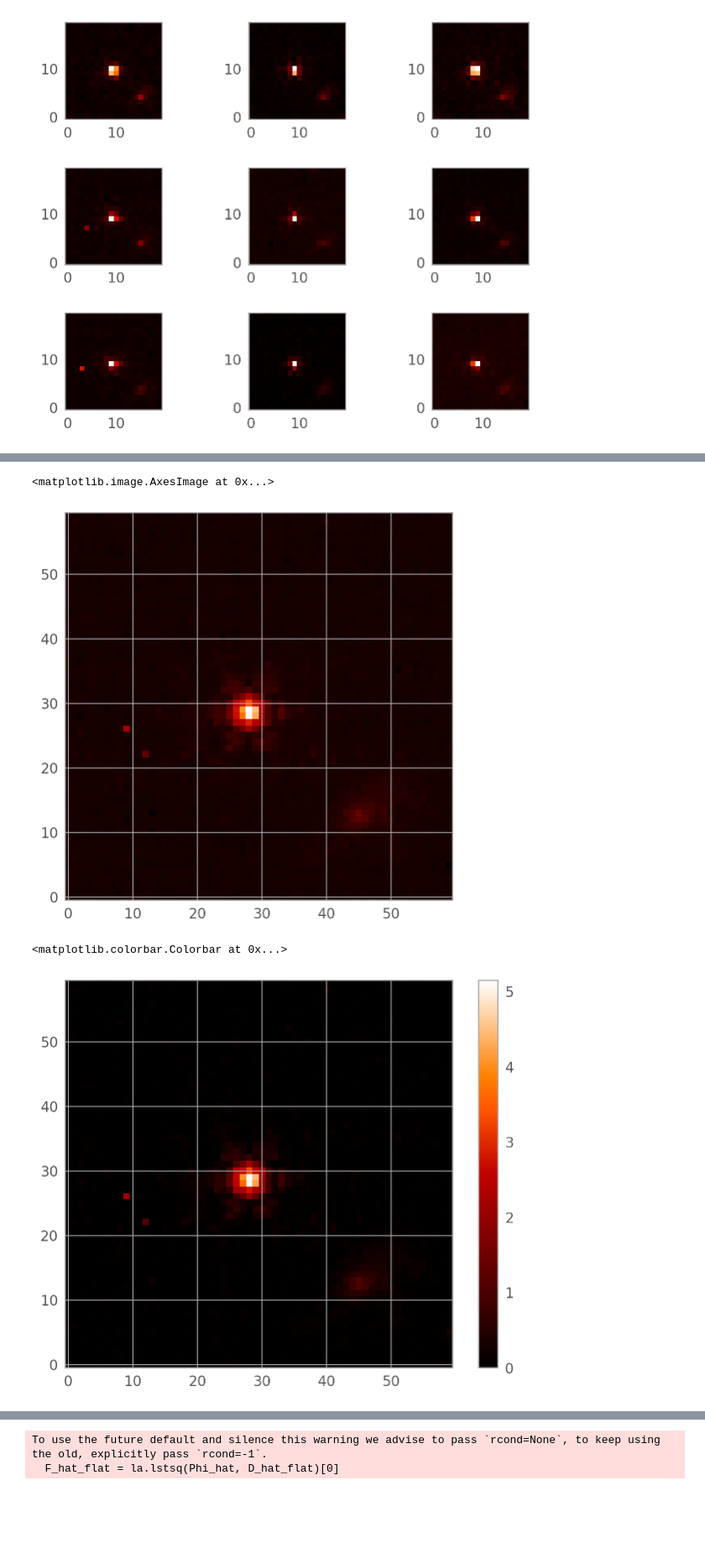
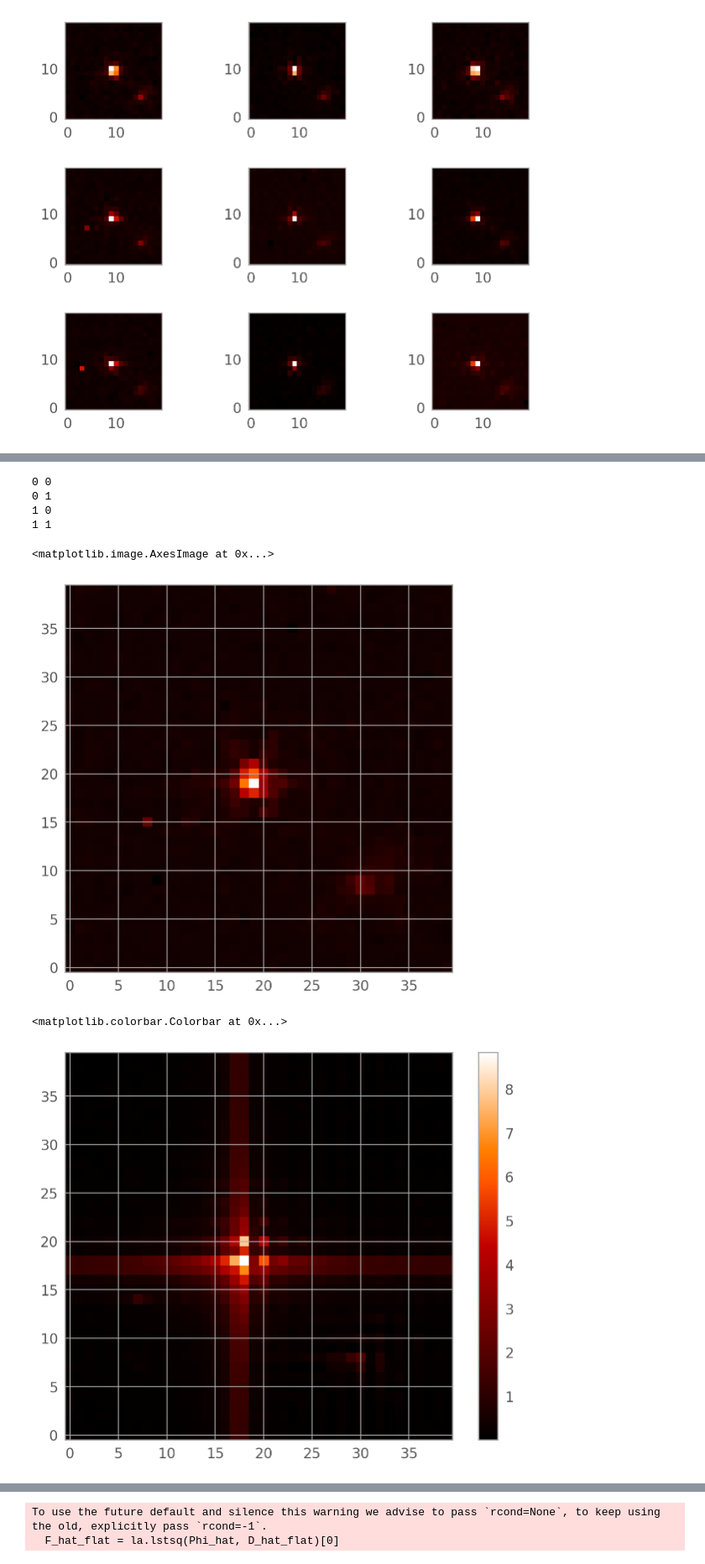
Before and after one commit to Chisen-Lupus/proper-dither, a Jupyter notebook: demo.ipynb, the cells around one changed output, grey strips where cells are left out. Shown at 84% size. Saved outputs shown, nothing was run; the diff lists cells and outputs as text; code cells hidden in the pictures; blank space fills up the shorter version.

```diff
--- a/demo.ipynb
+++ b/demo.ipynb
@@ -574,7 +775,7 @@ for i in range(9):
 # %% [output]
 [figure]
 # %%
-centroids = -np.array(np.meshgrid([0, 1, 2], [0, 1, 2])).reshape(2, 9).T
+# centroids = -np.array(np.meshgrid([0, 1, 2], [0, 1, 2])).reshape(2, 9).T
 
 centroids
 # %% [output]
@@ -590,7 +791,16 @@ array([[ 0,  0],
+# %%
+factor = 2
+
+test_atlas = [test_atlas[i] for i in [0, 1, 3, 4]]
+centroids = np.array([centroids[i] for i in [0, 1, 3, 4]])
+# centroids = np.array([[0, 0],
+#                      [0, 1/3],
+#                      [1/3, 0],
+#                      [1/3, 1/3]])
 # %%
 shifted_atlas = test_atlas
 
-factor = 3
+factor = 2
 old_shape = shifted_atlas[0].shape
 new_shape = (old_shape[0]*factor, old_shape[1]*factor)
 large_atlas = []
@@ -600,34 +810,43 @@ for data in shifted_atlas:
     # large_data = np.repeat(np.repeat(data, 3, axis=0), 3, axis=1)
     large_atlas.append(large_data)
 # %%
-drizzled = np.zeros((60, 60))
-for i in range(9):
+interp = np.zeros((factor*20, factor*20))
+for i in range(factor**2):
     large_data = large_atlas[i]
-    dx = -centroids[i, 0]
-    dy = -centroids[i, 1]
-    drizzled += np.roll(np.roll(large_data, dx, axis=1), dy, axis=0)
-plt.imshow(np.arcsinh(drizzled))
+    nx, ny = large_data.shape
+    dx = int(centroids[i, 0]*factor*1.5)
+    dy = int(centroids[i, 1]*factor*1.5)
+    print(dx, dy, )
+    interp[dx:dx+nx:factor, dy:dy+ny:factor] = large_data[::factor, ::factor]
+    plt.scatter()
+plt.imshow(np.arcsinh(interp))
 # %% [output]
-<matplotlib.image.AxesImage at 0x...>
+0 0
+0 1
+1 0
+1 1
+<matplotlib.image.AxesImage at 0x...>
-[figure, old version]
+[figure, new version]
 # %%
+X, Y = np.meshgrid(np.arange(factor*20)/(factor*20), np.arange(factor*20)/(factor*20))
+
 D_hat = []
-for i in range(9):
+for i in range(factor**2):
     large_data = large_atlas[i]
     large_data_hat = fft.fft2(large_data)
-    dx = -centroids[i, 0]
-    dy = -centroids[i, 1]
+    dx = -centroids[i, 0]*factor
+    dy = -centroids[i, 1]*factor
     # # if i==0:
     # dx+=np.random.rand(1)/10
     # dy+=np.random.rand(1)/10
     # print(dx, dy)
     large_data_hat = large_data_hat*np.exp(-2*np.pi*1j*(X*dx+Y*dy))
     D_hat.append(large_data_hat)
 D_hat = np.array(D_hat, dtype=large_data_hat.dtype)
 
-plt.imshow(np.sum([np.arcsinh(norm(fft.ifft2(D_hat[i]))) for i in range(9)], axis=0))
+plt.imshow(np.sum([np.arcsinh(norm(fft.ifft2(D_hat[i]))) for i in range(factor**2)], axis=0))
 # plt.imshow(np.arcsinh(fft.ifft2(D_hat[0])).real + np.arcsinh(fft.ifft2(D_hat[3])).real)
 plt.colorbar()
 # %% [output]
 <matplotlib.colorbar.Colorbar at 0x...>
-[figure, old version]
+[figure, new version]
```
Also changed, not shown: parts of 53 cells of this notebook.
